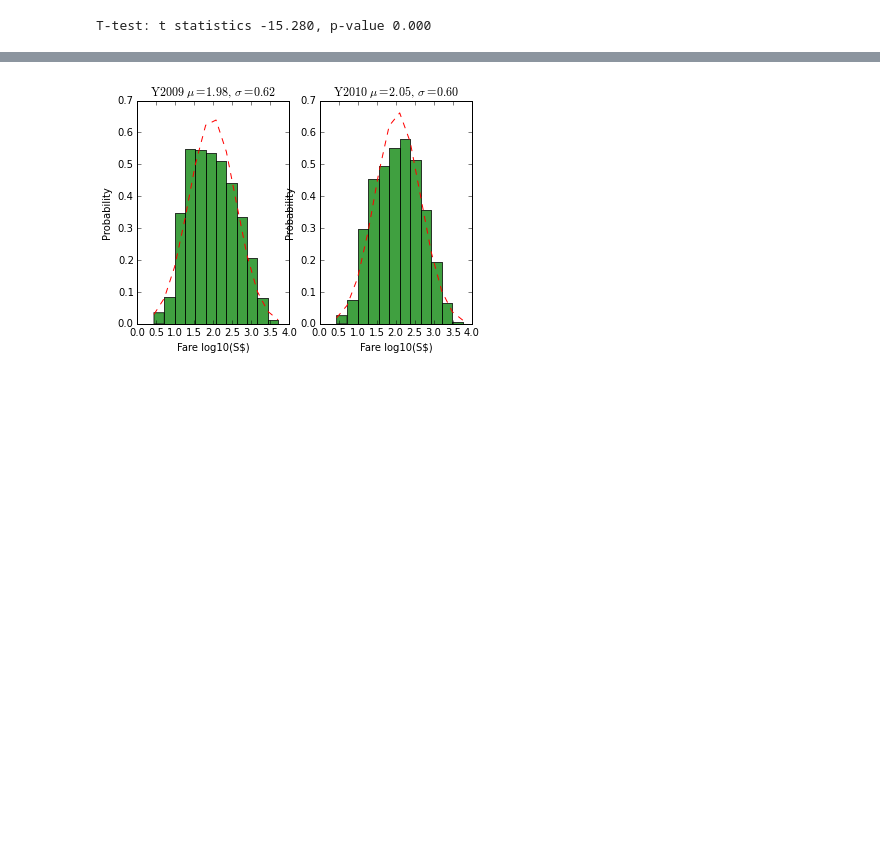
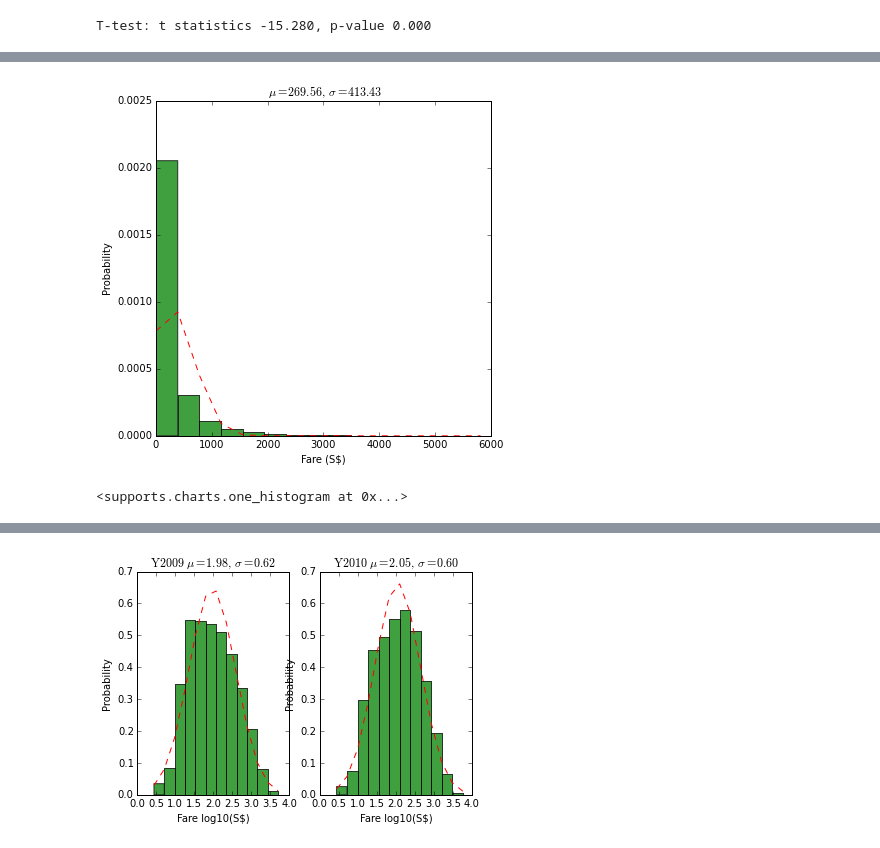
Before and after one commit to jerryhan88/workspace_SMU, a Jupyter notebook: taxi_py/analysis/driver_monthly_fare_ap_trips.ipynb, the cells around one changed output, grey strips where cells are left out. Saved outputs shown, nothing was run; the diff lists cells and outputs as text; code cells hidden in the pictures; blank space fills up the shorter version.

```diff
--- a/taxi_py/analysis/driver_monthly_fare_ap_trips.ipynb
+++ b/taxi_py/analysis/driver_monthly_fare_ap_trips.ipynb
@@ -27,0 +36,5 @@ T-test: t statistics -15.280, p-value 0.000
+# %%
+one_histogram('', 'Fare (S$)', 'Probability', 15, Y10_ap_fares, save_fn='Y2010_driver_monthly_fares_ap')
+# %% [output]
+[figure, added]
+<supports.charts.one_histogram at 0x...>
```
Also changed, not shown: parts of 5 cells of this notebook, 2 other files.
